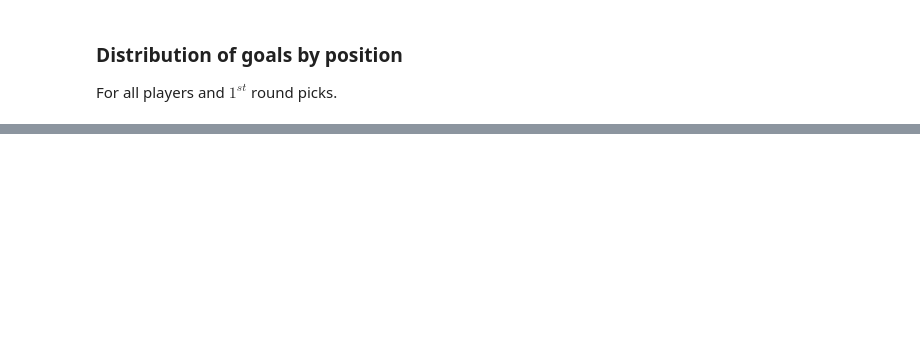
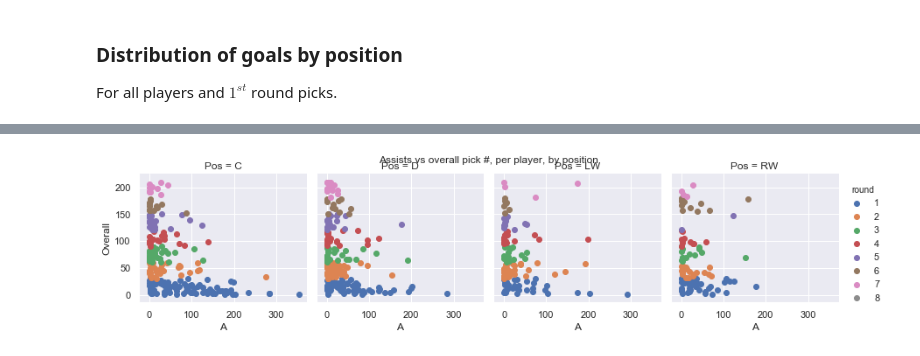
Before and after one commit to stepan-o/nhl_draft, a Jupyter notebook: notebooks/EDA/nhl_draft_EDA.ipynb, the cells around one changed output, grey strips where cells are left out. Saved outputs shown, nothing was run; the diff lists cells and outputs as text; code cells hidden in the pictures; blank space fills up the shorter version.

Commit message:
add goals vs overall pick number for each position

```diff
--- a/notebooks/EDA/nhl_draft_EDA.ipynb
+++ b/notebooks/EDA/nhl_draft_EDA.ipynb
@@ -278,0 +301,8 @@ df.columns
+# %%
+mask = df['Pos'] != 'G'
+g = sns.FacetGrid(df[mask], col='Pos', hue='round')
+g.map(plt.scatter, 'A', 'Overall')
+g.fig.suptitle("Assists vs overall pick #, per player, by position")
+g.add_legend();
+# %% [output]
+[figure, added]
```
Also changed, not shown: parts of 9 cells of this notebook.
